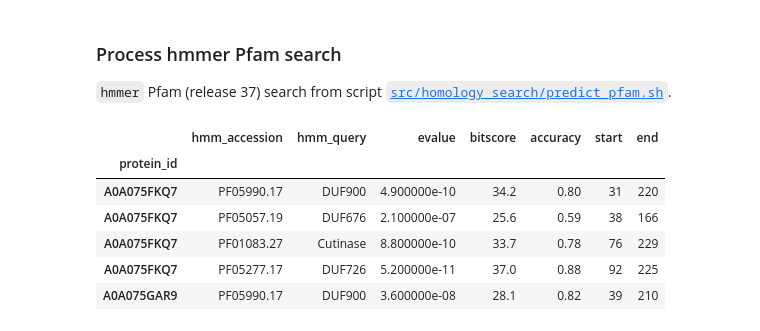
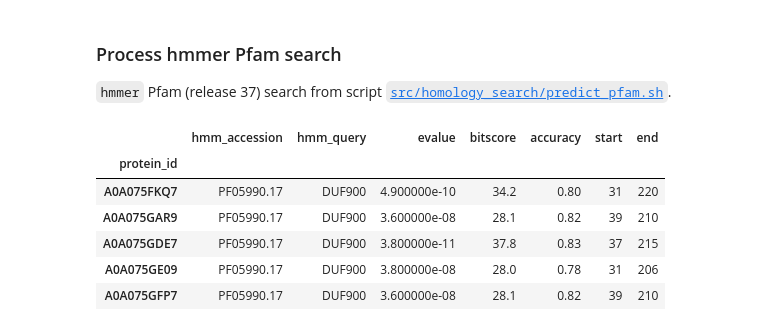
Before and after one commit to Chahrazadt87/AvB, a Jupyter notebook: notebook/homology_search.ipynb, the cells around one changed output. Drawn from its saved outputs; the diff is of its cells as text; code cells hidden in the pictures.

Commit message:
Hydrolase search: dedup domains

```diff
--- a/notebook/homology_search.ipynb
+++ b/notebook/homology_search.ipynb
@@ -139,7 +140,7 @@ gtdb_to_db_proka = gtdb_to_db_proka.sort_values(
     ascending=[True, False, True, False, False],
 ).drop_duplicates(
     ['query', 'fident', 'mismatch', 'coverage', 'bits', 'target']
-).set_index('query')
+).drop_duplicates('target').set_index('query')
 
 gtdb_to_db_proka = gtdb_to_db_proka[
     (gtdb_to_db_proka['fident'] == 1.0) &
@@ -489,38 +496,103 @@ def process_hmmer_output(domtblout_path):
             for protein_id, hit in record.items:
                 hmm_query = hit.query_id
                 for hit_instance in hit:
                     evalue = hit_instance.evalue
                     bitscore = hit_instance.bitscore
                     start = hit_instance.env_start
                     end = hit_instance.env_end
                     accuracy = hit_instance.acc_avg
 
                     accession = hmm_accession
                     if accession == '-' or accession is None:
                         accession = hmm_query
 
                     output_data['protein_id'].append(protein_id)
                     output_data['hmm_accession'].append(accession)
                     output_data['hmm_query'].append(hmm_query)
                     output_data['evalue'].append(evalue)
                     output_data['bitscore'].append(bitscore)
                     output_data['accuracy'].append(accuracy)
                     output_data['start'].append(start)
                     output_data['end'].append(end)
 
-    return pd.DataFrame.from_dict(output_data).sort_values(['protein_id', 'start']).set_index('protein_id')
+    out_df = pd.DataFrame.from_dict(output_data).sort_values(['protein_id', 'start']).set_index('protein_id')
+
+    return process_overlapping_domains(out_df)
+
+
+def process_overlapping_domains(domains_df):
+    """
+    If two domains are overlapping within the same protein, keep longest only.
+    """
+    dfs = []
+    for protein_id in sorted(set(domains_df.index)):
+        df = domains_df.loc[[protein_id]].reset_index()
+
+        overlapping_id_pairs = find_overlapping_entries(df)
+
+        blacklist = set()
+        for id_1, id_2 in overlapping_id_pairs:
+            if id_1 in blacklist or id_2 in blacklist:
+                continue
+
+            row_1 = df.loc[id_1]
+            row_2 = df.loc[id_2]
+
+            l1 = row_1['end'] - row_1['start']
+            l2 = row_2['end'] - row_2['start']
+
+            if l2 > l1:
+                blacklist.add(id_1)
+            else:
+                blacklist.add(id_2)
+
+        final_set = set(df.index) - blacklist
+        dfs.append(
+            df.loc[sorted(final_set)].reset_index(drop=True)
+        )
+
+    return pd.concat(
+        dfs,
+        ignore_index=True,
+    ).sort_values(
+        ['protein_id', 'start']
+    ).set_index(
+        'protein_id',
+        drop=True,
+    )
+
+
+def find_overlapping_entries(df):
+    tree = IntervalTree()
+
+    # Populate the tree with intervals from the DataFrame
+    for idx, row in df.iterrows():
+        tree[row['start']:row['end']+1] = idx
+
+    # Find overlapping intervals
+    overlaps = set()
+    for interval in tree:
+        overlapping = tree.overlap(interval.begin, interval.end)
+        if len(overlapping) > 1:
+            for overlapped_interval in overlapping:
+                if overlapped_interval.data != interval.data:
+                    overlaps.add(frozenset([interval.data, overlapped_interval.data]))
+
+    # Process the overlaps to make them more readable
+    return [tuple(pair) for pair in overlaps]
 
 
 pfam_df = process_hmmer_output(data_folder / 'hydrolase_search' / 'search_output.pfam.domtblout.txt')
+pfam_df.to_csv(data_folder / 'hydrolase_search' / 'search_output.pfam.csv')
 pfam_df.head()
 # %% [output]
 |  | hmm_accession | hmm_query | evalue | bitscore | accuracy | start | end |
 | protein_id |  |  |  |  |  |  |  |
 | A0A075FKQ7 | PF05990.17 | DUF900 | 4.900000e-10 | 34.2 | 0.80 | 31 | 220 |
-| A0A075FKQ7 | PF05057.19 | DUF676 | 2.100000e-07 | 25.6 | 0.59 | 38 | 166 |
-| A0A075FKQ7 | PF01083.27 | Cutinase | 8.800000e-10 | 33.7 | 0.78 | 76 | 229 |
-| A0A075FKQ7 | PF05277.17 | DUF726 | 5.200000e-11 | 37.0 | 0.88 | 92 | 225 |
 | A0A075GAR9 | PF05990.17 | DUF900 | 3.600000e-08 | 28.1 | 0.82 | 39 | 210 |
+| A0A075GDE7 | PF05990.17 | DUF900 | 3.800000e-11 | 37.8 | 0.83 | 37 | 215 |
+| A0A075GE09 | PF05990.17 | DUF900 | 3.800000e-08 | 28.0 | 0.78 | 31 | 206 |
+| A0A075GFP7 | PF05990.17 | DUF900 | 3.600000e-08 | 28.1 | 0.82 | 39 | 210 |
 # %%
 top_pfam_domains = pfam_df.reset_index()[
     ['hmm_accession', 'hmm_query', 'protein_id']
```
Also changed, not shown: parts of 6 cells of this notebook, 4 other files.
